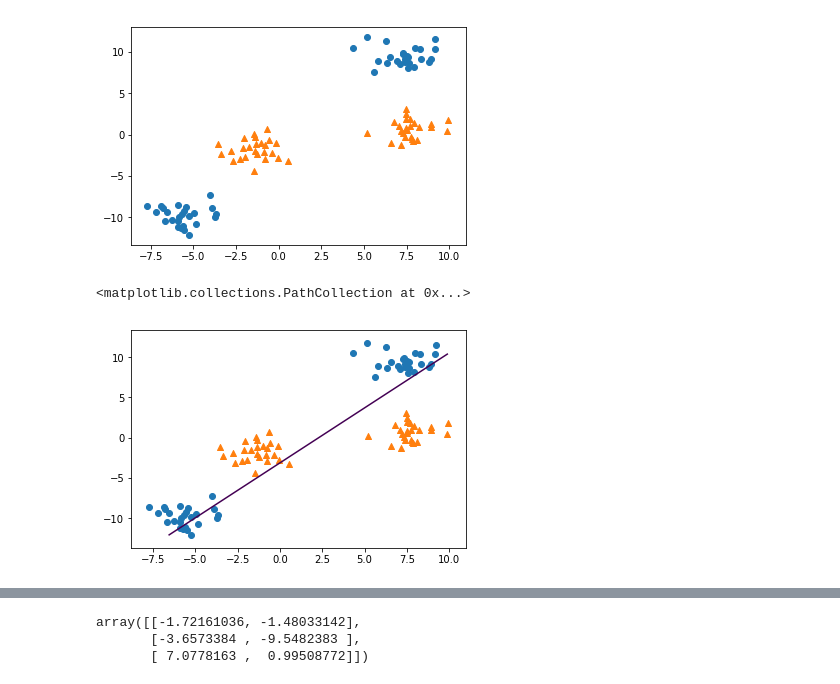
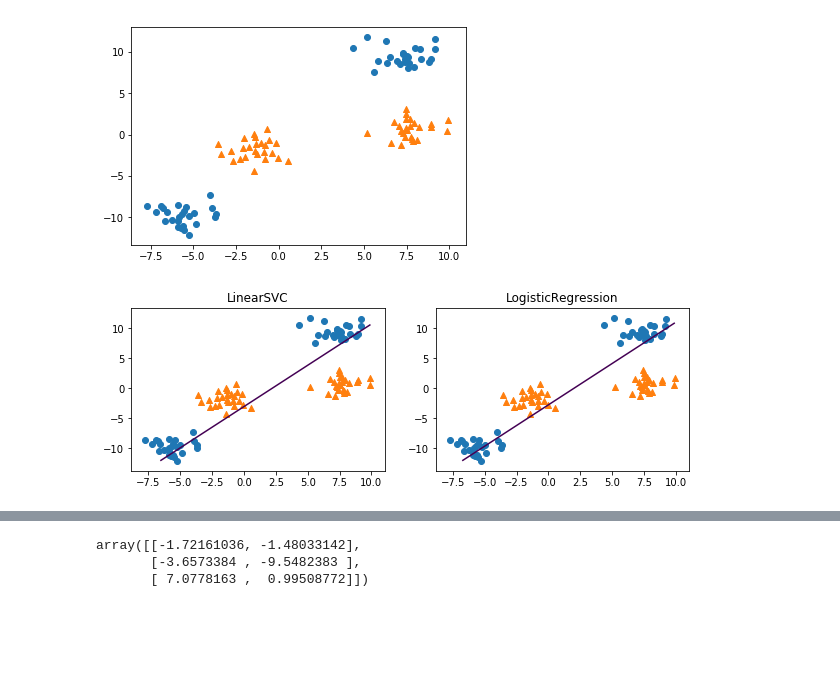
Before and after one commit to Umaigenomu/likejazz.github.io, a Jupyter notebook: notebooks/support-vector-machine-explained.ipynb, the cells around one changed output, grey strips where cells are left out. Cells and saved outputs as stored; diff of their text form; code cells hidden in the pictures; blank space fills up the shorter version.

```diff
--- a/notebooks/support-vector-machine-explained.ipynb
+++ b/notebooks/support-vector-machine-explained.ipynb
@@ -19,19 +19,25 @@ plt.scatter(X_x[y == 1], X_y[y == 1], marker='^')
 [figure]
 # %%
 import numpy as np
+from sklearn.linear_model import LogisticRegression
 from sklearn.svm import LinearSVC
-linear_svm = LinearSVC().fit(X, y)
 
-xx = np.linspace(X_x.min(), X_x.max(), 1000)
-yy = np.linspace(X_y.min(), X_y.max(), 1000)
+fig, axes = plt.subplots(1, 2, figsize=(10, 3))
 
-XX, YY = np.meshgrid(xx, yy)
+for model, ax in zip([LinearSVC(), LogisticRegression()], axes):
+    clf = model.fit(X, y)
 
-dec = linear_svm.decision_function(np.c_[XX.ravel(), YY.ravel()])
-plt.contour(XX, YY, dec.reshape(XX.shape), levels=[0])
+    xx = np.linspace(X_x.min(), X_x.max(), 100)
+    yy = np.linspace(X_y.min(), X_y.max(), 100)
 
-plt.scatter(X_x[y == 0], X_y[y == 0], marker='o')
-plt.scatter(X_x[y == 1], X_y[y == 1], marker='^')
+    XX, YY = np.meshgrid(xx, yy)
+
+    dec = clf.decision_function(np.c_[XX.ravel(), YY.ravel()])
+    ax.contour(XX, YY, dec.reshape(XX.shape), levels=[0])
+
+    ax.scatter(X_x[y == 0], X_y[y == 0], marker='o')
+    ax.scatter(X_x[y == 1], X_y[y == 1], marker='^')
+
+    ax.set_title("{}".format(clf.__class__.__name__))
 # %% [output]
-<matplotlib.collections.PathCollection at 0x...>
-[figure, old version]
+[figure, new version]
```
Also changed, not shown: parts of 9 cells of this notebook.
